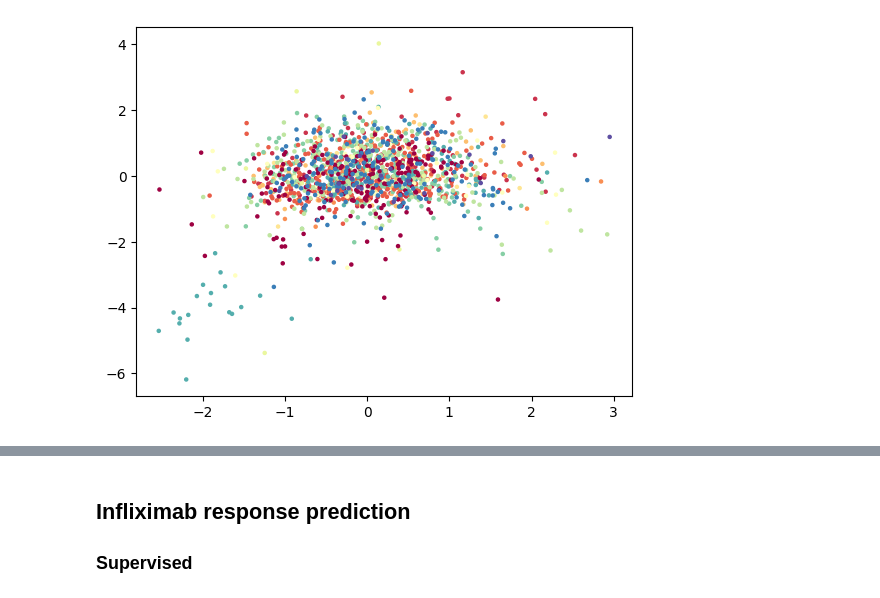
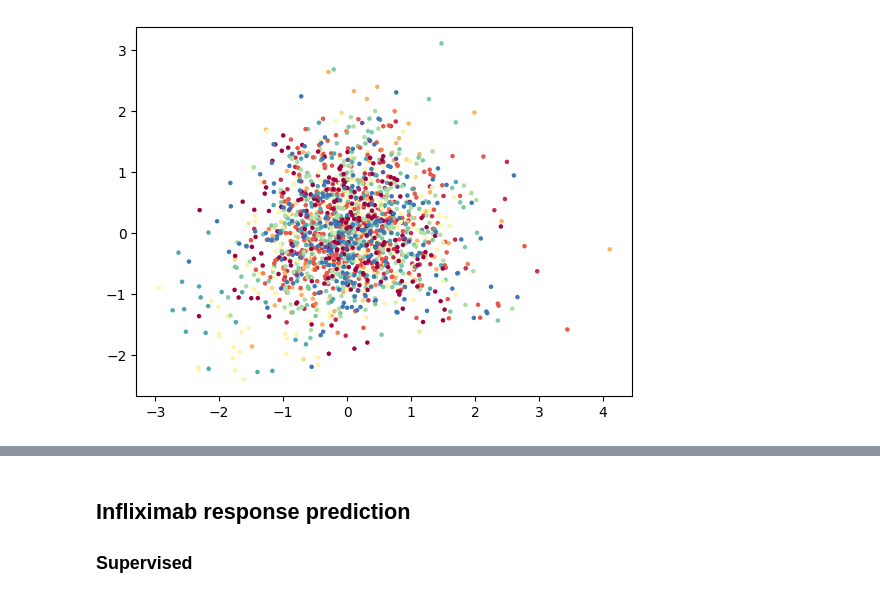
Before and after one commit to MaciejPiernik/ibd, a Jupyter notebook: ibd/notebooks/experiment_playground.ipynb, the cells around one changed output, grey strips where cells are left out. Cells and saved outputs as stored; diff of their text form; code cells hidden in the pictures.

```diff
--- a/ibd/notebooks/experiment_playground.ipynb
+++ b/ibd/notebooks/experiment_playground.ipynb
@@ -136,10 +136,10 @@ def quantile_normalization(df):
 # %%
 db_robust_zscore_normalized = robust_zscore_normalization_per_dataset(db, dataset_label)
 # %%
-plt.scatter(db_robust_zscore_normalized.iloc[:, 100], db_robust_zscore_normalized.iloc[:, 101], c=pd.Categorical(dataset_label).codes, cmap='Spectral', s=5)
+plt.scatter(db_robust_zscore_normalized.iloc[:, -1], db_robust_zscore_normalized.iloc[:, -2], c=pd.Categorical(dataset_label).codes, cmap='Spectral', s=5)
 plt.show()
 # %% [output]
-[figure, old version]
+[figure, new version]
 # %%
 # Create UMAP embedding
 umap_embedding = umap.UMAP().fit_transform(db_robust_zscore_normalized)
```
Also changed, not shown: parts of 4 cells of this notebook, 7 other files.
